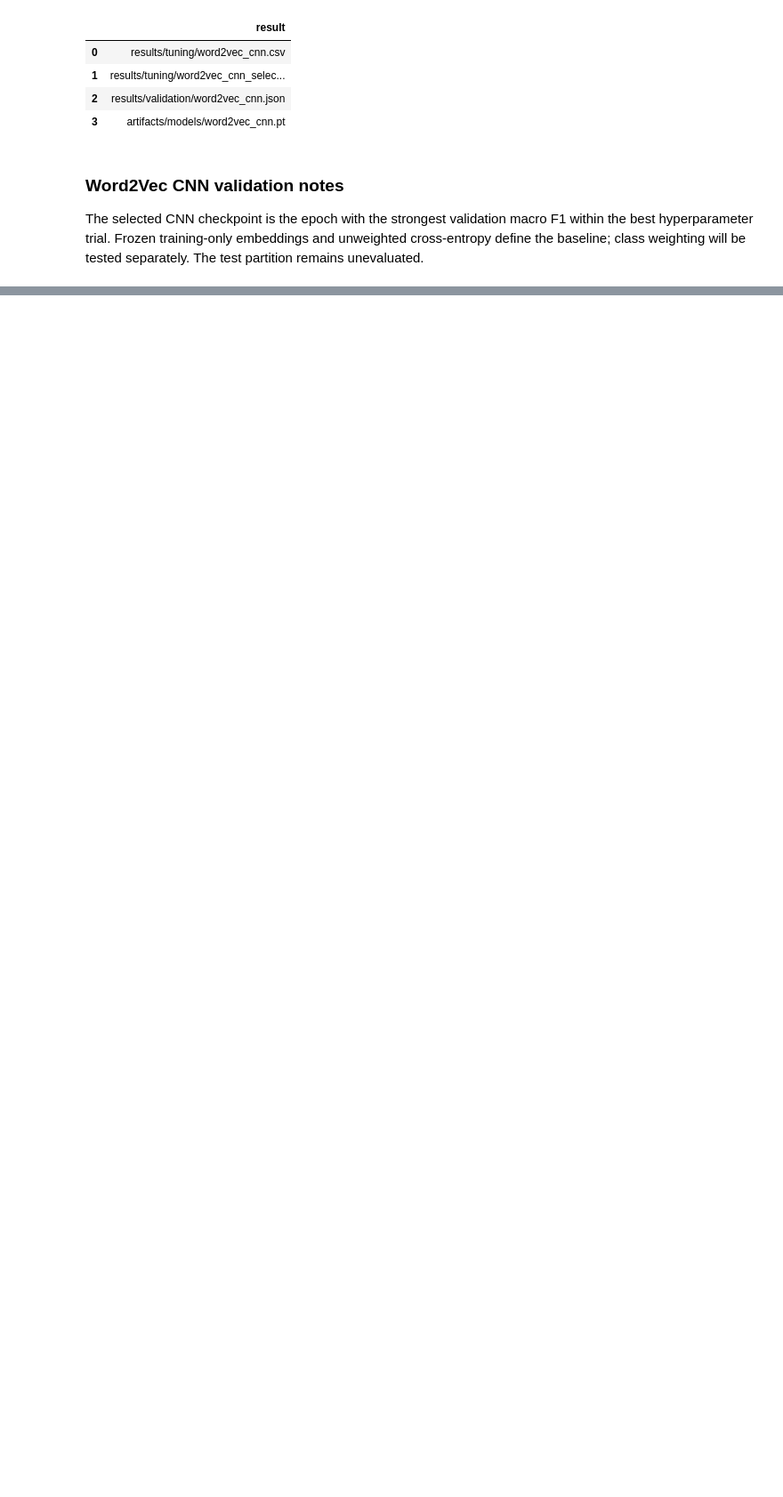
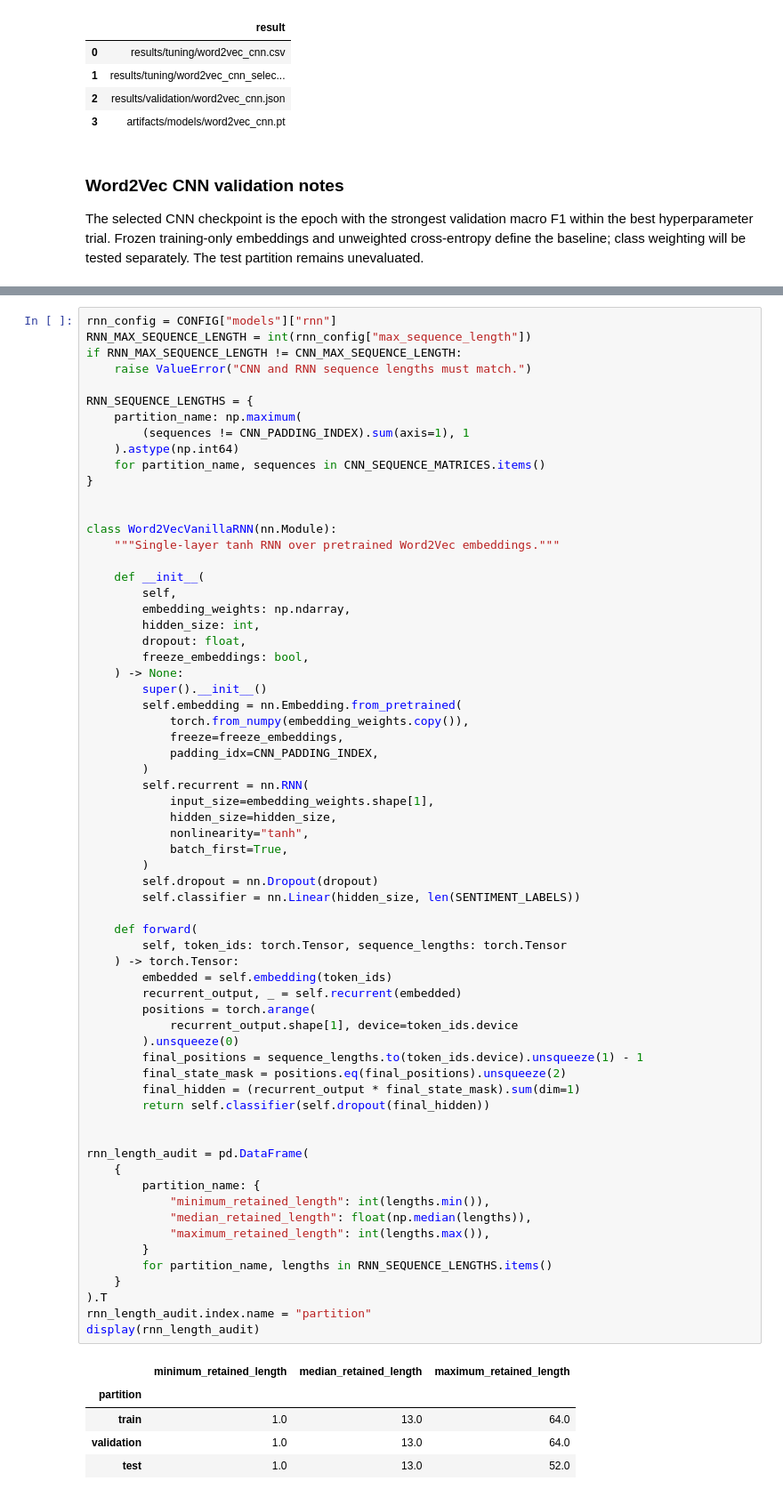
Before and after one commit to iAboud98/arabic-sentiment-analysis, a Jupyter notebook: notebooks/arabic_sentiment_analysis.ipynb, the cells around one changed output, grey strips where cells are left out. Shown at 89% size. Cells and saved outputs as stored; diff of their text form; blank space fills up the shorter version.

```diff
--- a/notebooks/arabic_sentiment_analysis.ipynb
+++ b/notebooks/arabic_sentiment_analysis.ipynb
@@ -2642,0 +2647,71 @@ The selected CNN checkpoint is the epoch with the strongest validation macro F1
+# %%
+rnn_config = CONFIG["models"]["rnn"]
+RNN_MAX_SEQUENCE_LENGTH = int(rnn_config["max_sequence_length"])
+if RNN_MAX_SEQUENCE_LENGTH != CNN_MAX_SEQUENCE_LENGTH:
+    raise ValueError("CNN and RNN sequence lengths must match.")
+
+RNN_SEQUENCE_LENGTHS = {
+    partition_name: np.maximum(
+        (sequences != CNN_PADDING_INDEX).sum(axis=1), 1
+    ).astype(np.int64)
+    for partition_name, sequences in CNN_SEQUENCE_MATRICES.items()
+}
+
+
+class Word2VecVanillaRNN(nn.Module):
+    """Single-layer tanh RNN over pretrained Word2Vec embeddings."""
+
+    def __init__(
+        self,
+        embedding_weights: np.ndarray,
+        hidden_size: int,
+        dropout: float,
+        freeze_embeddings: bool,
+    ) -> None:
+        super().__init__()
+        self.embedding = nn.Embedding.from_pretrained(
+            torch.from_numpy(embedding_weights.copy()),
+            freeze=freeze_embeddings,
+            padding_idx=CNN_PADDING_INDEX,
+        )
+        self.recurrent = nn.RNN(
+            input_size=embedding_weights.shape[1],
+            hidden_size=hidden_size,
+            nonlinearity="tanh",
+            batch_first=True,
+        )
+        self.dropout = nn.Dropout(dropout)
+        self.classifier = nn.Linear(hidden_size, len(SENTIMENT_LABELS))
+
+    def forward(
+        self, token_ids: torch.Tensor, sequence_lengths: torch.Tensor
+    ) -> torch.Tensor:
+        embedded = self.embedding(token_ids)
+        recurrent_output, _ = self.recurrent(embedded)
+        positions = torch.arange(
+            recurrent_output.shape[1], device=token_ids.device
+        ).unsqueeze(0)
+        final_positions = sequence_lengths.to(token_ids.device).unsqueeze(1) - 1
+        final_state_mask = positions.eq(final_positions).unsqueeze(2)
+        final_hidden = (recurrent_output * final_state_mask).sum(dim=1)
+        return self.classifier(self.dropout(final_hidden))
+
+
+rnn_length_audit = pd.DataFrame(
+    {
+        partition_name: {
+            "minimum_retained_length": int(lengths.min()),
+            "median_retained_length": float(np.median(lengths)),
+            "maximum_retained_length": int(lengths.max()),
+        }
+        for partition_name, lengths in RNN_SEQUENCE_LENGTHS.items()
+    }
+).T
+rnn_length_audit.index.name = "partition"
+display(rnn_length_audit)
+# %% [output]
+|  | minimum_retained_length | median_retained_length | maximum_retained_length |
+| partition |  |  |  |
+| train | 1.0 | 13.0 | 64.0 |
+| validation | 1.0 | 13.0 | 64.0 |
+| test | 1.0 | 13.0 | 52.0 |
```
Also changed, not shown: parts of 6 cells of this notebook, 4 other files.
